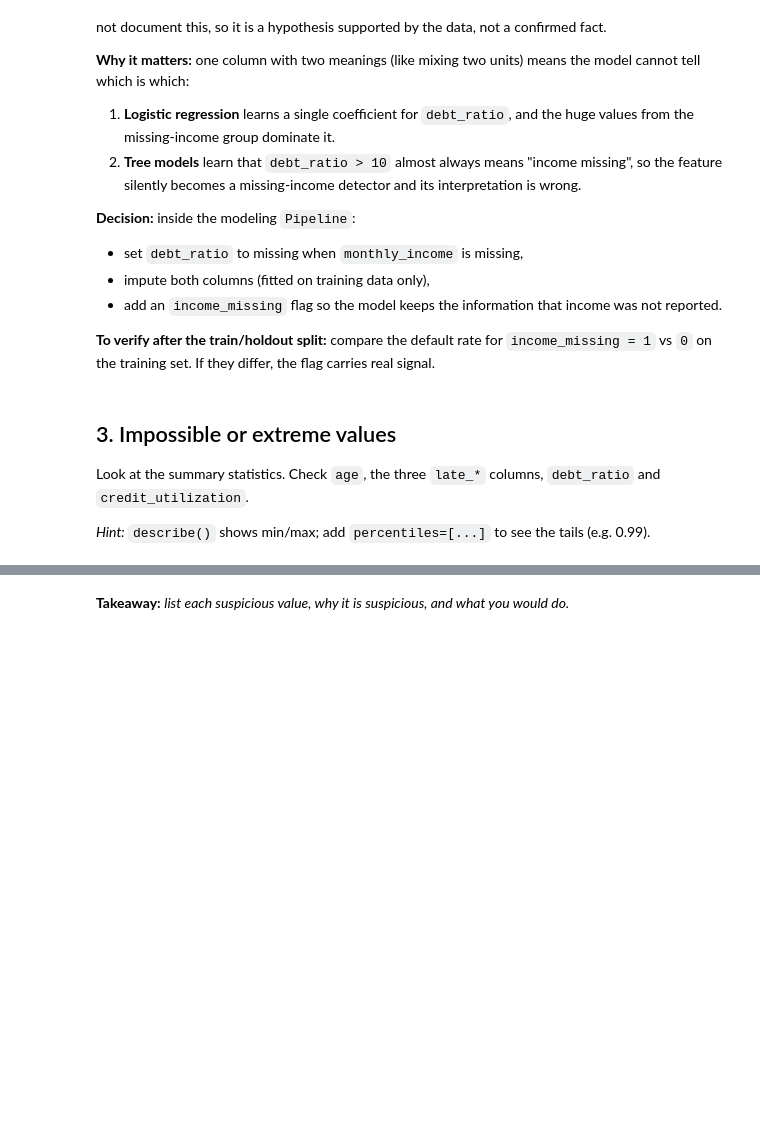
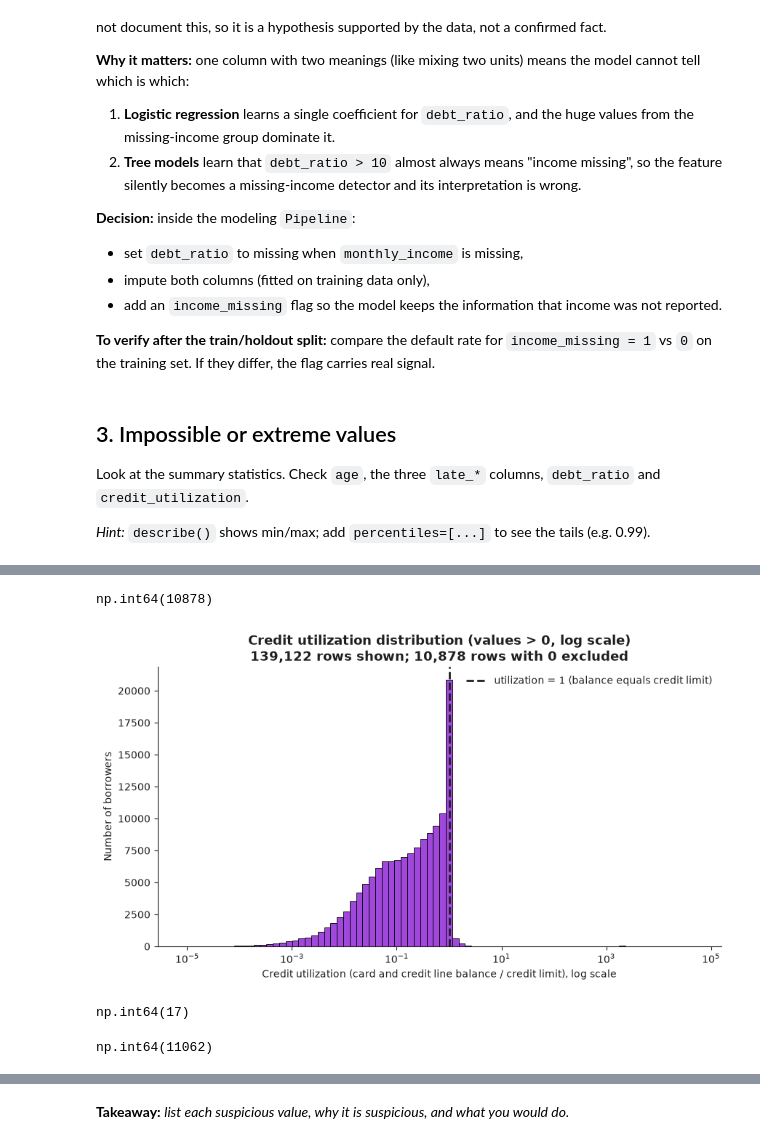
Before and after one commit to victorhrls/credit-risk, a Jupyter notebook: notebooks/01_eda.ipynb, the cells around one changed output, grey strips where cells are left out. Saved outputs shown, nothing was run; the diff lists cells and outputs as text; code cells hidden in the pictures; blank space fills up the shorter version.

Commit message:
Explore credit utilization extremes in EDA (work in progress)
Co-Authored-By: Claude Opus 5.5 <noreply@anthropic.com>

```diff
--- a/notebooks/01_eda.ipynb
+++ b/notebooks/01_eda.ipynb
@@ -181,0 +217,37 @@ Look at the summary statistics. Check `age`, the three `late_*` columns, `debt_r
+# %%
+# How many zeros ?
+zero_credit =df['credit_utilization'] == 0
+
+zero_credit.sum()
+# %% [output]
+np.int64(10878)
+# %%
+# Plotting credit utilization to see its distribution.
+# Log scale spreads values from 0.00001 to 50,000; log cannot show 0, so zeros are excluded.
+
+log_filter = df['credit_utilization'] > 0
+log_credit = df.loc[log_filter, 'credit_utilization']
+
+fig, ax = plt.subplots()
+sns.histplot(log_credit, log_scale=True, bins=80, color=NU_PURPLE, ax=ax)
+ax.axvline(x=1.0, color=NU_INK, linestyle="--", linewidth=2,
+           label="utilization = 1 (balance equals credit limit)")
+
+ax.set_title(f"Credit utilization distribution (values > 0, log scale)\n"
+             f"{len(log_credit):,} rows shown; {(~log_filter).sum():,} rows with 0 excluded")
+ax.set_xlabel("Credit utilization (card and credit line balance / credit limit), log scale")
+ax.set_ylabel("Number of borrowers")
+ax.legend(frameon=False)
+plt.show()
+# %% [output]
+[figure, added]
+# %%
+(df['credit_utilization']==1).sum()
+# %% [output]
+np.int64(17)
+# %%
+# In the graph it is 20 000 , but it appears only 11062
+between_99_1= (df['credit_utilization'] <=1) & (df['credit_utilization']>=0.99)
+between_99_1.sum()
+# %% [output]
+np.int64(11062)
```
Also changed, not shown: parts of 11 cells of this notebook.
